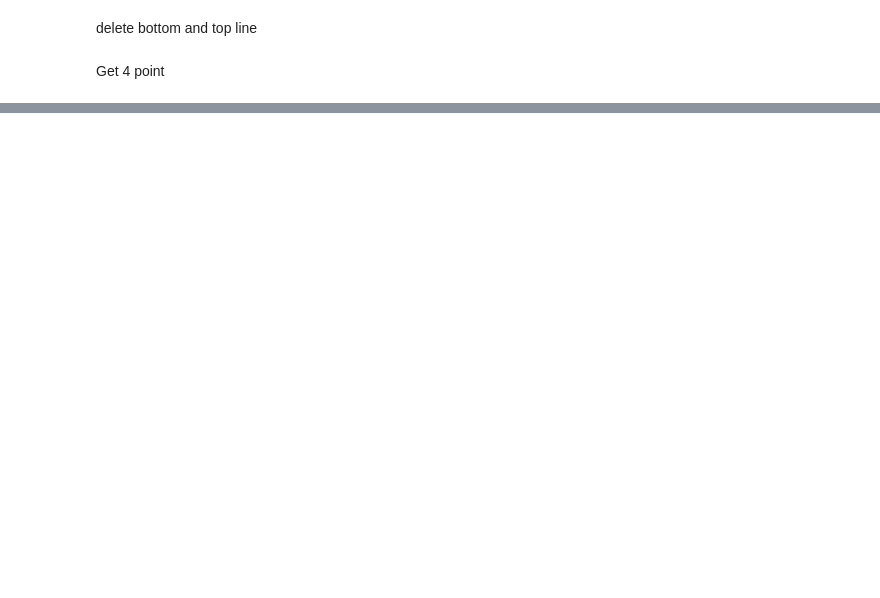
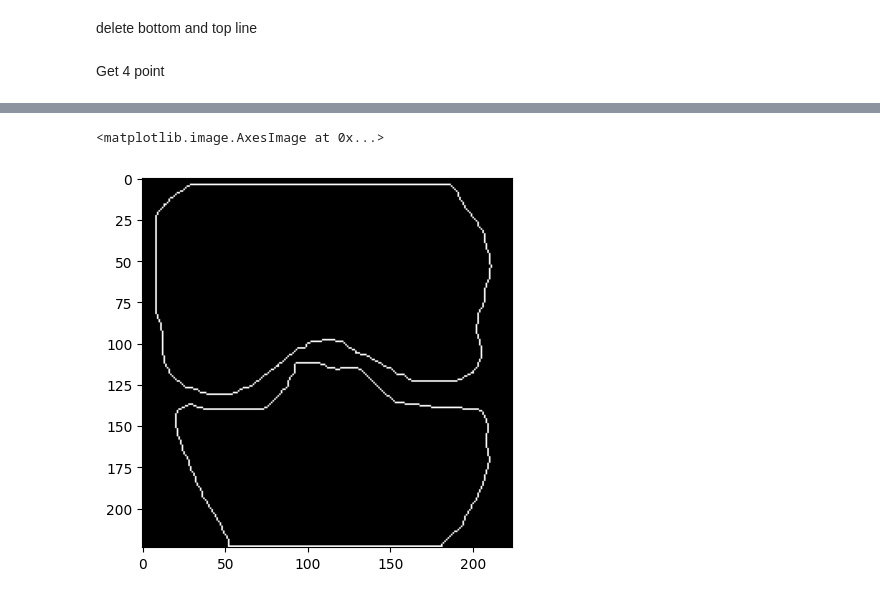
Before and after one commit to aubamedany/Space-Joint-Width, a Jupyter notebook: testyolo.ipynb, the cells around one changed output, grey strips where cells are left out. Cells and saved outputs as stored; diff of their text form; code cells hidden in the pictures; blank space fills up the shorter version.

```diff
--- a/testyolo.ipynb
+++ b/testyolo.ipynb
@@ -415,0 +400,5 @@ newcontour = []
+# %%
+plt.imshow(mask3ch)
+# %% [output]
+<matplotlib.image.AxesImage at 0x...>
+[figure, added]
```
Also changed, not shown: parts of 80 cells of this notebook, 10 other files.
